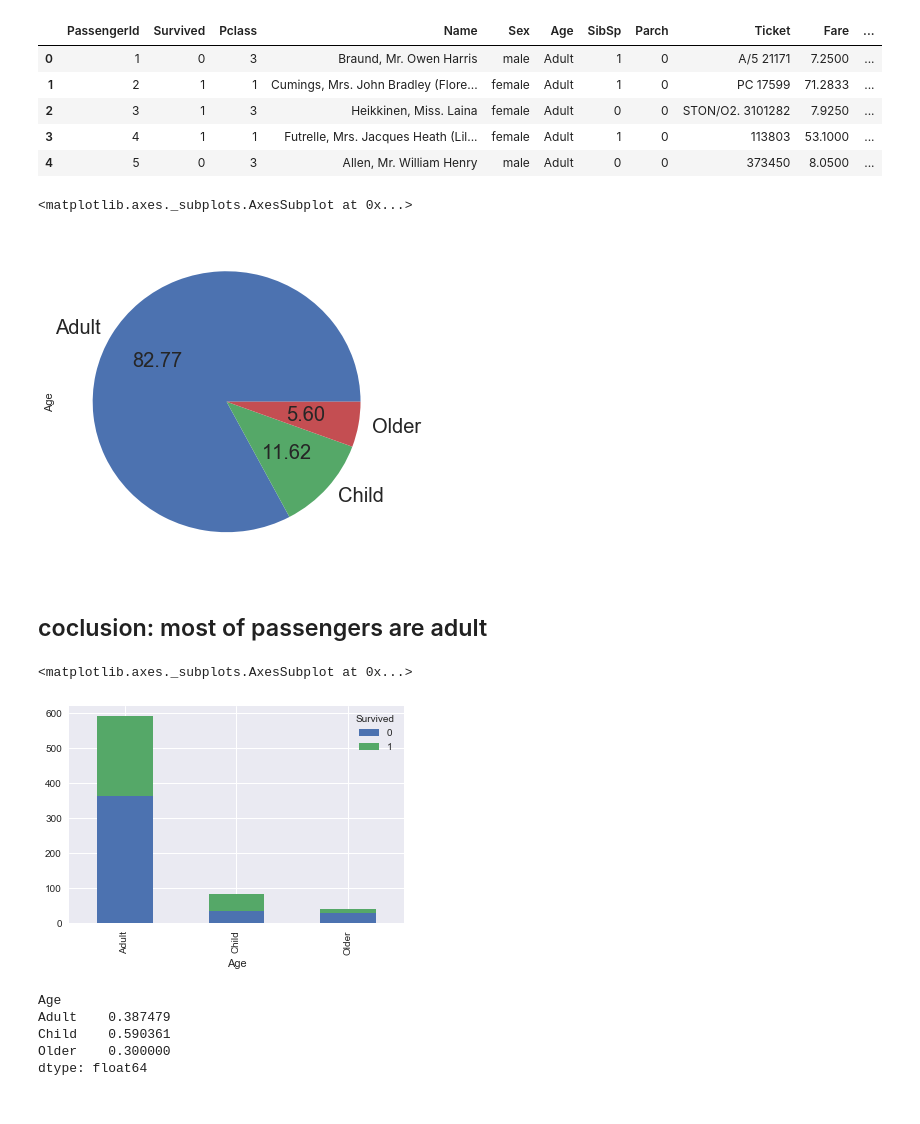
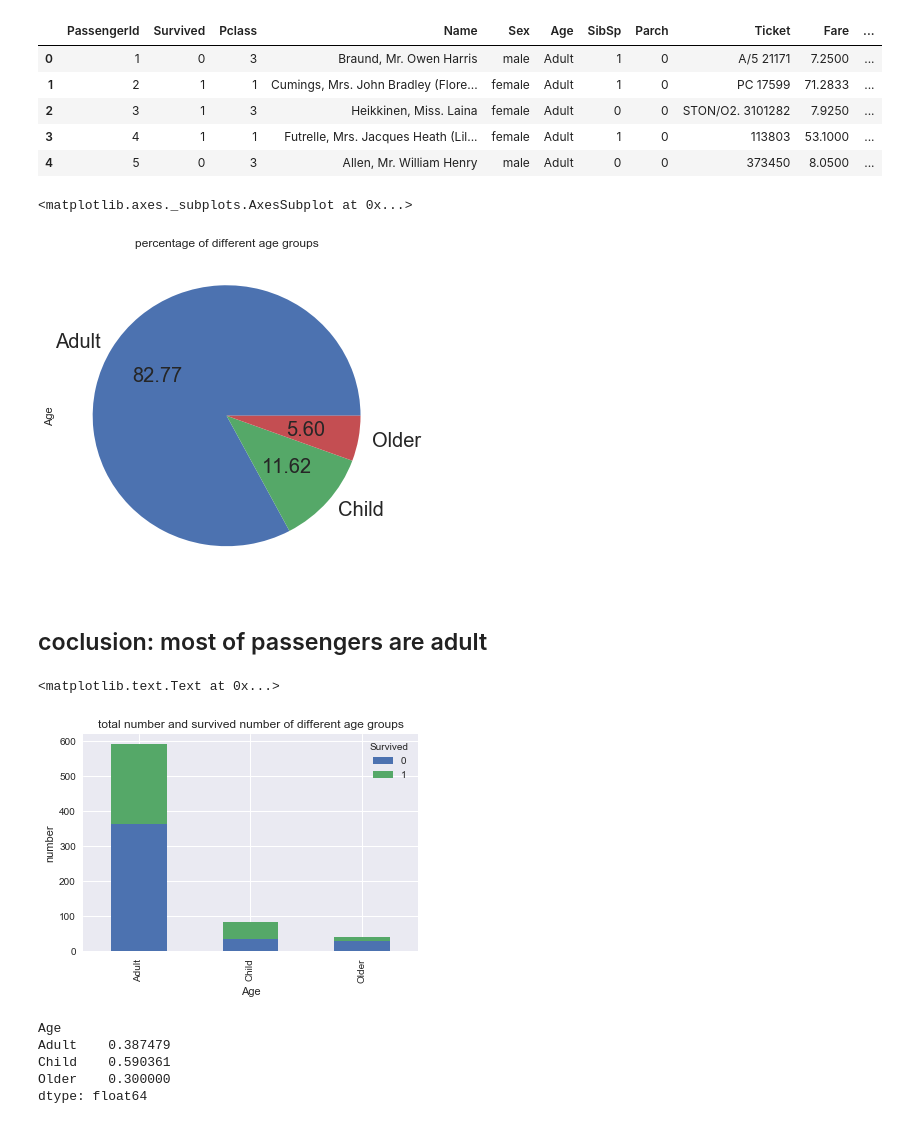
Before and after one commit to wowzero/titanic-data-analysis, a Jupyter notebook: Titanic.ipynb, the cells around one changed output. Saved outputs shown, nothing was run; the diff lists cells and outputs as text; code cells hidden in the pictures.

```diff
--- a/Titanic.ipynb
+++ b/Titanic.ipynb
@@ -157,19 +157,19 @@ titanic.head()
 | 4 | 5 | 0 | 3 | Allen, Mr. William Henry | male | Adult | 0 | 0 | 373450 | 8.0500 | ... |
 # %%
 #different age groups' percentage
-titanic.groupby("Age")["Age"].count().plot.pie(autopct='%.2f', fontsize=20, figsize=(6, 6))
+titanic.groupby("Age")["Age"].count().plot.pie(autopct='%.2f', fontsize=20, figsize=(6, 6), title="percentage of different age groups")
 # %% [output]
 <matplotlib.axes._subplots.AxesSubplot at 0x...>
-[figure, old version]
+[figure, new version]
 # %% [markdown]
 ## coclusion: most of passengers are adult
 # %%
 #compare total number with survived number between different age groups
 %matplotlib inline
-titanic.groupby(["Age", "Survived"])['Survived'].count().unstack().plot.bar(stacked=True)
+titanic.groupby(["Age", "Survived"])['Survived'].count().unstack().plot.bar(stacked=True, title="total number and survived number of different age groups").set_ylabel("number")
 # %% [output]
-<matplotlib.axes._subplots.AxesSubplot at 0x...>
+<matplotlib.text.Text at 0x...>
-[figure, old version]
+[figure, new version]
 # %%
 titanic.groupby('Age').sum()['Survived'] / titanic.groupby('Age').size()
 # %% [output]
```
Also changed, not shown: parts of 4 cells of this notebook.
